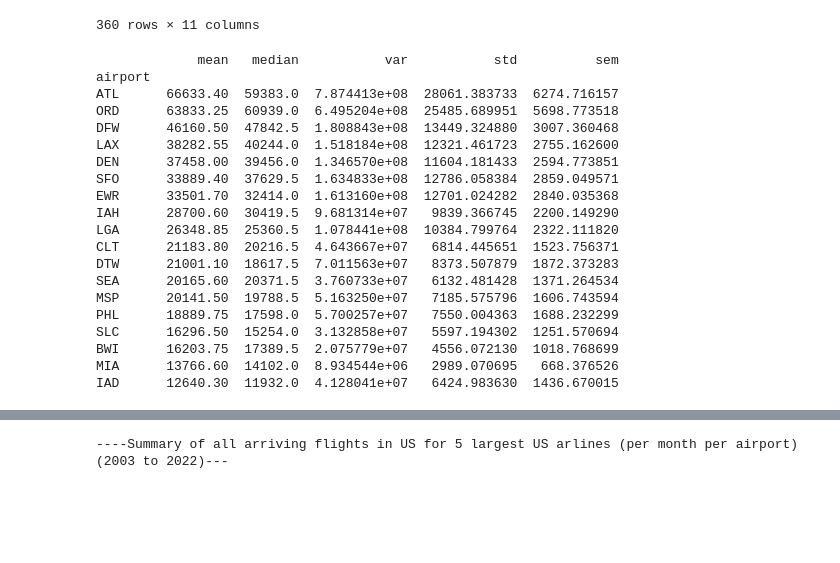
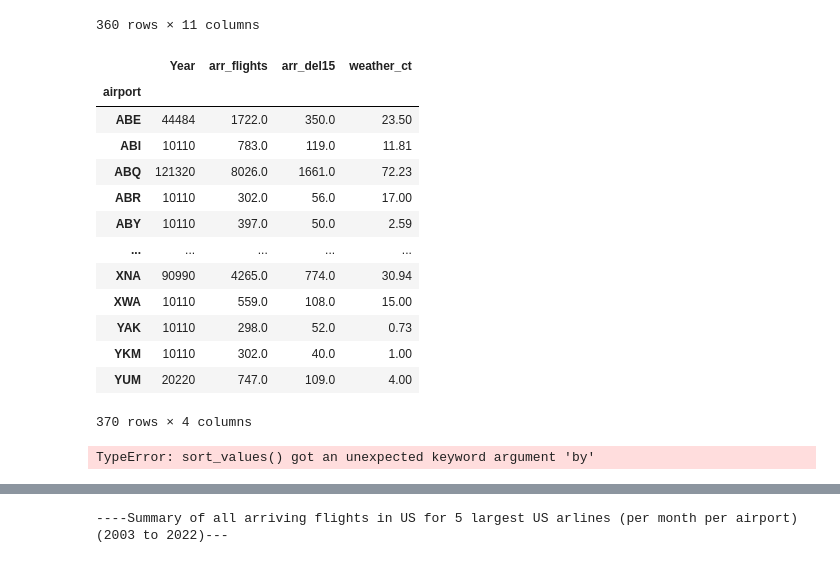
Before and after one commit to Tawn-Scotton/Team_3_Project_1, a Jupyter notebook: ProjectAirlineDelay.ipynb, the cells around one changed output, grey strips where cells are left out. Cells and saved outputs as stored; diff of their text form; code cells hidden in the pictures; blank space fills up the shorter version.

Commit message:
ongoing stat updates

```diff
--- a/ProjectAirlineDelay.ipynb
+++ b/ProjectAirlineDelay.ipynb
@@ -270,22 +253,43 @@ df5_AirportDelay_2003to2022
 # %%
 # FOR PRESENTATION _ Create a table from Table 3 above that shows total delays at each airport only for 2022 - that will be 18 values
 # Insight: perhaps say something about the regional differences
+
+df_AirlineDelayCleanDS_2022= df_AirlineDelayCleanDS[(df_AirlineDelayCleanDS["Year"]== 2022)]
+
+df_AirlineDelayCleanDS_2022_refined = df_AirlineDelayCleanDS_2022[["Year","airport","arr_flights","arr_del15", "weather_ct"]]
+
+df_AirlineDelayCleanDS_2022_refined.groupby("airport").sum()
+# %% [output]
+|  | Year | arr_flights | arr_del15 | weather_ct |
+| airport |  |  |  |  |
+| ABE | 44484 | 1722.0 | 350.0 | 23.50 |
+| ABI | 10110 | 783.0 | 119.0 | 11.81 |
+| ABQ | 121320 | 8026.0 | 1661.0 | 72.23 |
+| ABR | 10110 | 302.0 | 56.0 | 17.00 |
+| ABY | 10110 | 397.0 | 50.0 | 2.59 |
+| ... | ... | ... | ... | ... |
+| XNA | 90990 | 4265.0 | 774.0 | 30.94 |
+| XWA | 10110 | 559.0 | 108.0 | 15.00 |
+| YAK | 10110 | 298.0 | 52.0 | 0.73 |
+| YKM | 10110 | 302.0 | 40.0 | 1.00 |
+| YUM | 20220 | 747.0 | 109.0 | 4.00 |
+370 rows × 4 columns
 # %%
 # NOTE TO TEAM - SOMETHING IS WRING WITH THIS CODE.
 # It shows each ariport, but the average is not calculating per year or even the average for the 20 years.
 # Can someone please check?
 
 # Calculate summary statistics for each airport for the whole 20-year period.
-group_AllAirports_stat = df5_AirportDelay_2003to2022.groupby("airport")
+group_AllAirports_stat = df5_AirportDelay_2003to2022.groupby(["airport"]).sum()
 summary_Airports_allyears_stat = group_AllAirports_stat['arr_del15'].agg([np.mean, np.median, np.var, np.std, pd.Series.sem])
 
 summary_Airports_allyears_stat = summary_Airports_allyears_stat.sort_values(by = ['mean'], ascending = False)
 
-#summary_AllAirlines_allyears_stat.rename(columns={'mean': 'Mean',
-                     #   'median': 'Median',
-                     #   'var': 'Variance',
-                     #   'std': 'Standard Deviation',
-                     #   'sem': 'Standard Error of the Mean'}, inplace=True)
+# #summary_AllAirlines_allyears_stat.rename(columns={'mean': 'Mean',
+#                      #   'median': 'Median',
+#                      #   'var': 'Variance',
+#                      #   'std': 'Standard Deviation',
+#                      #   'sem': 'Standard Error of the Mean'}, inplace=True)
 
 print(summary_Airports_allyears_stat)
 
@@ -294,23 +298,4 @@ print(summary_Airports_allyears_stat)
 # What is the average number of delayed flights each year at each airport?  Plot the year, mean and SD.
 # Insight:  Over the past 20 years, highest average delays are in Atlanta, Chicago, Dallas, Los Angeles and Denver.
 # %% [output]
-             mean   median           var           std          sem
-airport
-ATL      66633.40  59383.0  7.874413e+08  28061.383733  6274.716157
-ORD      63833.25  60939.0  6.495204e+08  25485.689951  5698.773518
-DFW      46160.50  47842.5  1.808843e+08  13449.324880  3007.360468
-LAX      38282.55  40244.0  1.518184e+08  12321.461723  2755.162600
-DEN      37458.00  39456.0  1.346570e+08  11604.181433  2594.773851
-SFO      33889.40  37629.5  1.634833e+08  12786.058384  2859.049571
-EWR      33501.70  32414.0  1.613160e+08  12701.024282  2840.035368
-IAH      28700.60  30419.5  9.681314e+07   9839.366745  2200.149290
-LGA      26348.85  25360.5  1.078441e+08  10384.799764  2322.111820
-CLT      21183.80  20216.5  4.643667e+07   6814.445651  1523.756371
-DTW      21001.10  18617.5  7.011563e+07   8373.507879  1872.373283
-SEA      20165.60  20371.5  3.760733e+07   6132.481428  1371.264534
-MSP      20141.50  19788.5  5.163250e+07   7185.575796  1606.743594
-PHL      18889.75  17598.0  5.700257e+07   7550.004363  1688.232299
-SLC      16296.50  15254.0  3.132858e+07   5597.194302  1251.570694
-BWI      16203.75  17389.5  2.075779e+07   4556.072130  1018.768699
-MIA      13766.60  14102.0  8.934544e+06   2989.070695   668.376526
-IAD      12640.30  11932.0  4.128041e+07   6424.983630  1436.670015
+TypeError: sort_values() got an unexpected keyword argument 'by'
```
Also changed, not shown: parts of 18 cells of this notebook.
